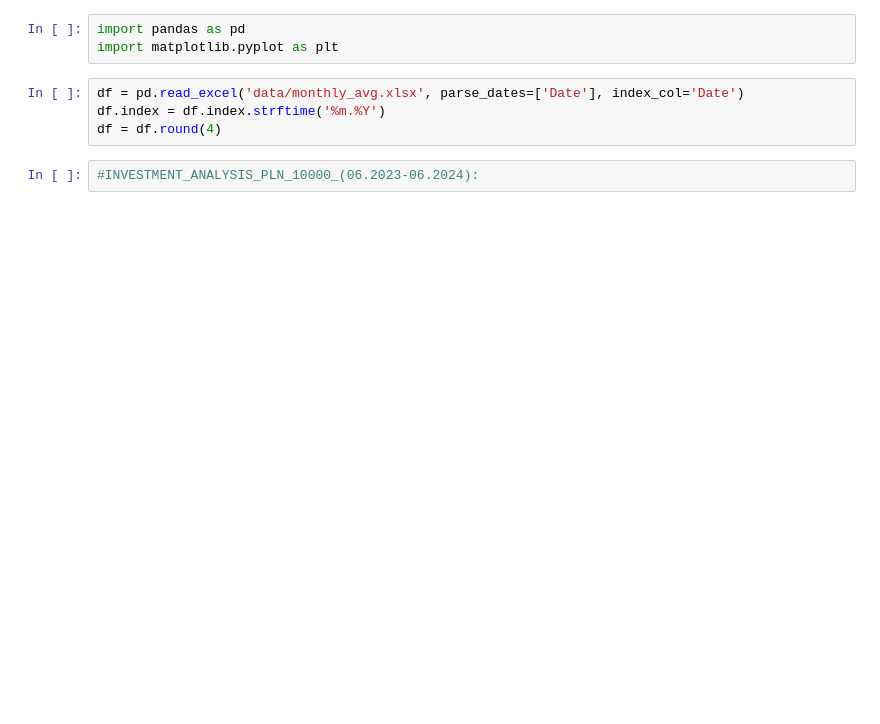
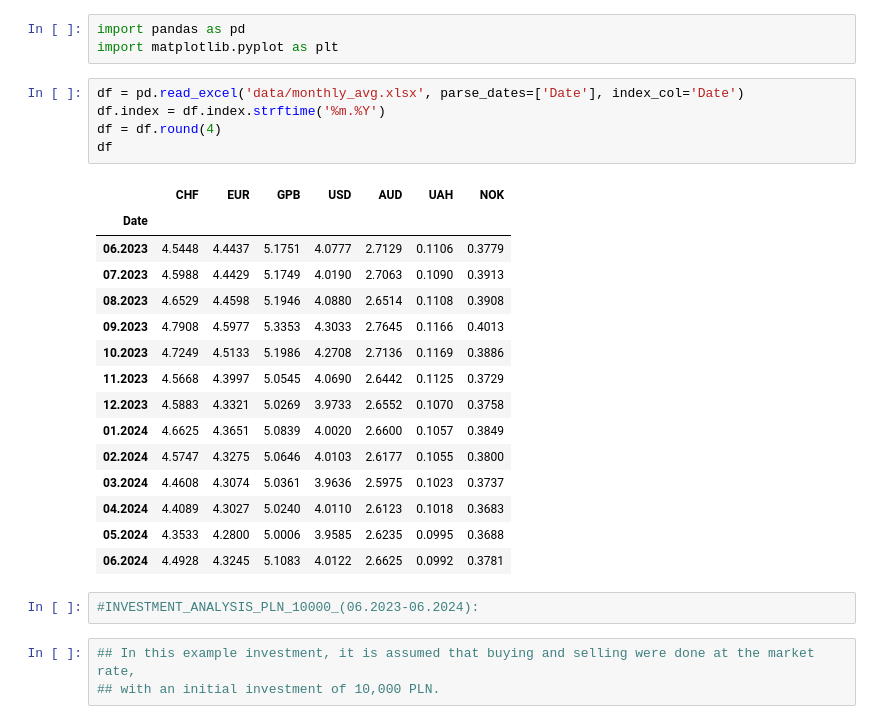
Before and after one commit to jsadlowska/pandas_currencies, a Jupyter notebook: 3_Example_investments.ipynb, the cells around one changed output. Drawn from its saved outputs; the diff is of its cells as text; blank space fills up the shorter version.

```diff
--- a/3_Example_investments.ipynb
+++ b/3_Example_investments.ipynb
@@ -4,9 +4,29 @@ import matplotlib.pyplot as plt
 # %%
 df = pd.read_excel('data/monthly_avg.xlsx', parse_dates=['Date'], index_col='Date')
 df.index = df.index.strftime('%m.%Y')
 df = df.round(4)
+df
+# %% [output]
+|  | CHF | EUR | GPB | USD | AUD | UAH | NOK |
+| Date |  |  |  |  |  |  |  |
+| 06.2023 | 4.5448 | 4.4437 | 5.1751 | 4.0777 | 2.7129 | 0.1106 | 0.3779 |
+| 07.2023 | 4.5988 | 4.4429 | 5.1749 | 4.0190 | 2.7063 | 0.1090 | 0.3913 |
+| 08.2023 | 4.6529 | 4.4598 | 5.1946 | 4.0880 | 2.6514 | 0.1108 | 0.3908 |
+| 09.2023 | 4.7908 | 4.5977 | 5.3353 | 4.3033 | 2.7645 | 0.1166 | 0.4013 |
+| 10.2023 | 4.7249 | 4.5133 | 5.1986 | 4.2708 | 2.7136 | 0.1169 | 0.3886 |
+| 11.2023 | 4.5668 | 4.3997 | 5.0545 | 4.0690 | 2.6442 | 0.1125 | 0.3729 |
+| 12.2023 | 4.5883 | 4.3321 | 5.0269 | 3.9733 | 2.6552 | 0.1070 | 0.3758 |
+| 01.2024 | 4.6625 | 4.3651 | 5.0839 | 4.0020 | 2.6600 | 0.1057 | 0.3849 |
+| 02.2024 | 4.5747 | 4.3275 | 5.0646 | 4.0103 | 2.6177 | 0.1055 | 0.3800 |
+| 03.2024 | 4.4608 | 4.3074 | 5.0361 | 3.9636 | 2.5975 | 0.1023 | 0.3737 |
+| 04.2024 | 4.4089 | 4.3027 | 5.0240 | 4.0110 | 2.6123 | 0.1018 | 0.3683 |
+| 05.2024 | 4.3533 | 4.2800 | 5.0006 | 3.9585 | 2.6235 | 0.0995 | 0.3688 |
+| 06.2024 | 4.4928 | 4.3245 | 5.1083 | 4.0122 | 2.6625 | 0.0992 | 0.3781 |
 # %%
 #INVESTMENT_ANALYSIS_PLN_10000_(06.2023-06.2024):
+# %%
+## In this example investment, it is assumed that buying and selling were done at the market rate,
+## with an initial investment of 10,000 PLN.
 # %%
 returns = df.pct_change().dropna()
 initial_investment = 10000
```
Also changed, not shown: parts of 3 cells of this notebook, 5 other files.
